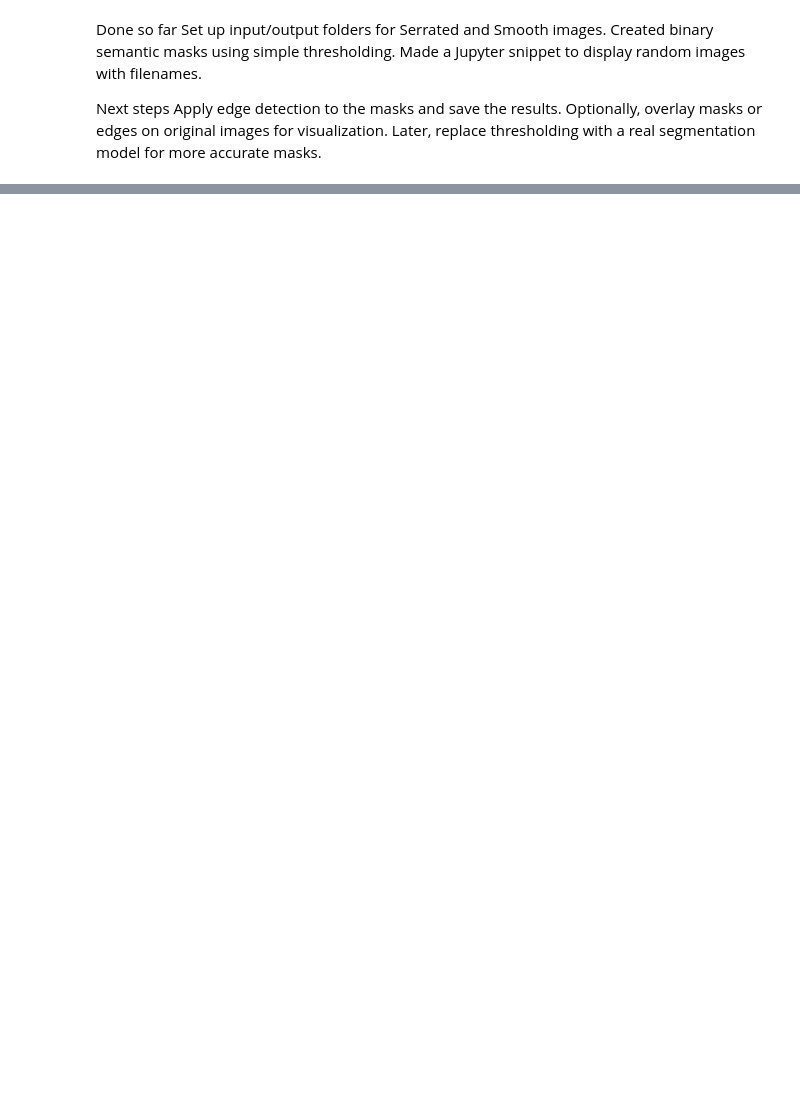
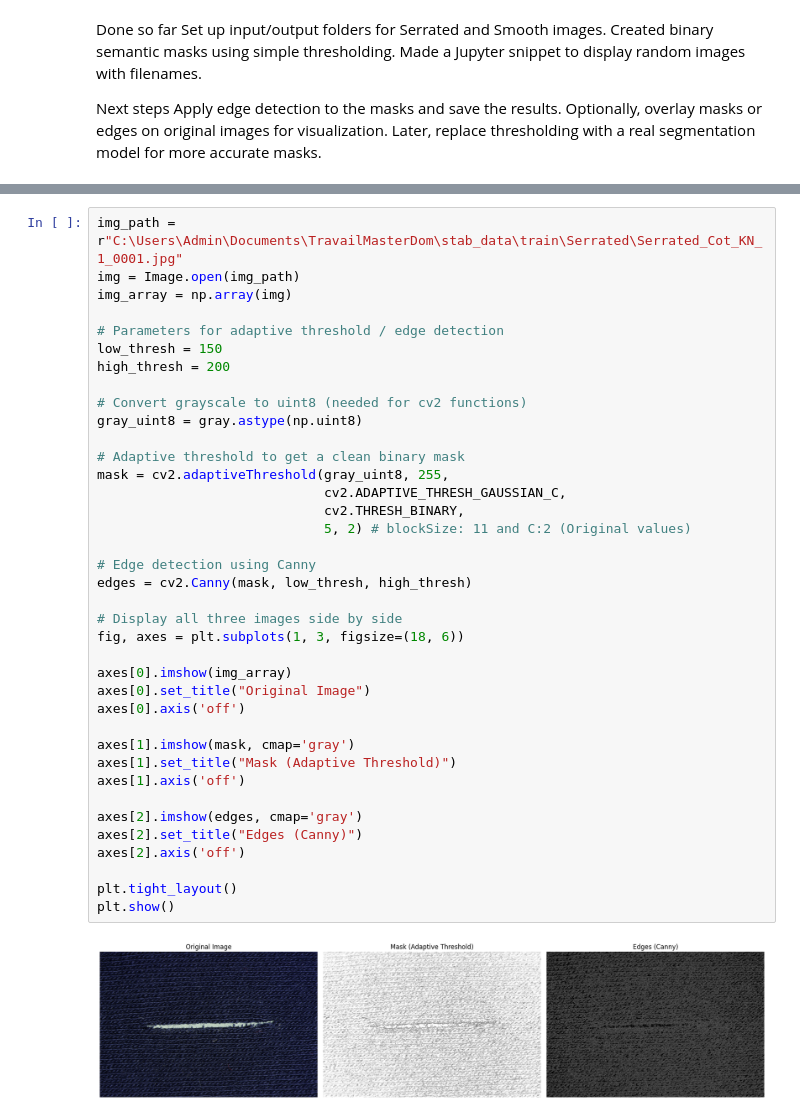
Before and after one commit to Th3UnilShark/TravailMasterDom, a Jupyter notebook: Scripts/Edge_detection.ipynb, the cells around one changed output, grey strips where cells are left out. Saved outputs shown, nothing was run; the diff lists cells and outputs as text; blank space fills up the shorter version.

```diff
--- a/Scripts/Edge_detection.ipynb
+++ b/Scripts/Edge_detection.ipynb
@@ -141,0 +211,40 @@ Later, replace thresholding with a real segmentation model for more accurate mas
+# %%
+img_path = r"C:\Users\Admin\Documents\TravailMasterDom\stab_data\train\Serrated\Serrated_Cot_KN_1_0001.jpg"
+img = Image.open(img_path)
+img_array = np.array(img)
+
+# Parameters for adaptive threshold / edge detection
+low_thresh = 150
+high_thresh = 200
+
+# Convert grayscale to uint8 (needed for cv2 functions)
+gray_uint8 = gray.astype(np.uint8)
+
+# Adaptive threshold to get a clean binary mask
+mask = cv2.adaptiveThreshold(gray_uint8, 255,
+                             cv2.ADAPTIVE_THRESH_GAUSSIAN_C,
+                             cv2.THRESH_BINARY,
+                             5, 2) # blockSize: 11 and C:2 (Original values)
+
+# Edge detection using Canny
+edges = cv2.Canny(mask, low_thresh, high_thresh)
+
+# Display all three images side by side
+fig, axes = plt.subplots(1, 3, figsize=(18, 6))
+
+axes[0].imshow(img_array)
+axes[0].set_title("Original Image")
+axes[0].axis('off')
+
+axes[1].imshow(mask, cmap='gray')
+axes[1].set_title("Mask (Adaptive Threshold)")
+axes[1].axis('off')
+
+axes[2].imshow(edges, cmap='gray')
+axes[2].set_title("Edges (Canny)")
+axes[2].axis('off')
+
+plt.tight_layout()
+plt.show()
+# %% [output]
+[figure, added]
```
Also changed, not shown: parts of 4 cells of this notebook.
